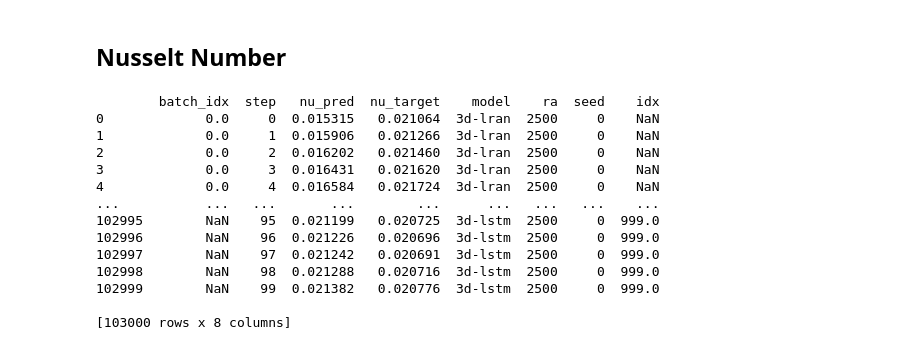
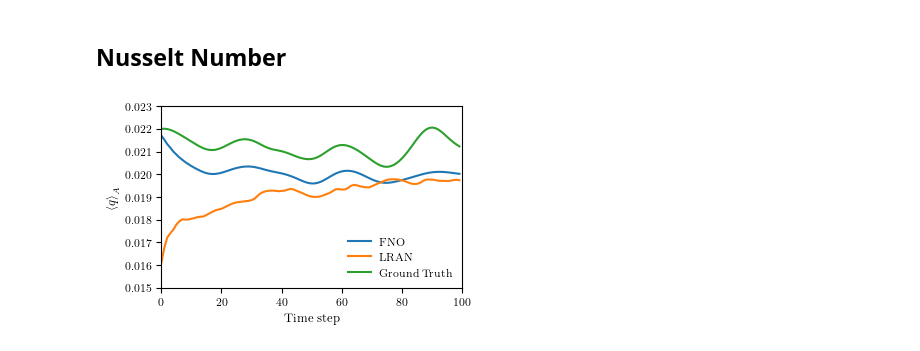
Before and after one commit to tmarkmann/RBC-PINN-Surrogate, a Jupyter notebook: notebooks/tm-7-3D-results.ipynb, the cells around one changed output. Cells and saved outputs as stored; diff of their text form; code cells hidden in the pictures.

```diff
--- a/notebooks/tm-7-3D-results.ipynb
+++ b/notebooks/tm-7-3D-results.ipynb
@@ -166,25 +166,36 @@ fig.savefig(f"figs/error_vs_time_ra{RA}.pdf")
 # %%
 df_nu = pd.concat(
     [get_df(m, "nusselt", r, seed) for m in models for r in ras for seed in seeds],
     ignore_index=True,
 )
 
 RA = 2500
 df_nu = df_nu[df_nu["ra"] == RA]
 
-print(df_nu)
+# get mean per step and nodel
+mean_df = df_nu.groupby(["step", "model"], as_index=False)[
+    ["nu_pred", "nu_target"]
+].mean()
+
+# get per model
+mean_df_lran = mean_df[mean_df["model"] == "3d-lran"]
+mean_df_fno = mean_df[mean_df["model"] == "3d-fno"]
+
+
+fig, ax = plt.subplots(figsize=set_size(455, fraction=0.6))
+plt.plot(mean_df_fno["step"], mean_df_fno["nu_pred"], label="FNO")
+plt.plot(mean_df_lran["step"], mean_df_lran["nu_pred"], label="LRAN")
+plt.plot(mean_df_fno["step"], mean_df_fno["nu_target"], label="Ground Truth")
+
+
+ax.set_xlabel(r"Time step")
+ax.set_ylabel(r"${\langle q \rangle}_A$")
+# ax.set_title(rf"Rayleigh number ($\mathrm{{Ra}}={RA:.0e}$)")
+ax.set_ylim(bottom=0.015, top=0.023)
+ax.set_xlim(left=0, right=100)
+ax.legend(frameon=False)
+fig.tight_layout(pad=0.5)
+
+plt.show()
 # %% [output]
-        batch_idx  step   nu_pred  nu_target    model    ra  seed    idx
-0             0.0     0  0.015315   0.021064  3d-lran  2500     0    NaN
-1             0.0     1  0.015906   0.021266  3d-lran  2500     0    NaN
-2             0.0     2  0.016202   0.021460  3d-lran  2500     0    NaN
-3             0.0     3  0.016431   0.021620  3d-lran  2500     0    NaN
-4             0.0     4  0.016584   0.021724  3d-lran  2500     0    NaN
-...           ...   ...       ...        ...      ...   ...   ...    ...
-102995        NaN    95  0.021199   0.020725  3d-lstm  2500     0  999.0
-102996        NaN    96  0.021226   0.020696  3d-lstm  2500     0  999.0
-102997        NaN    97  0.021242   0.020691  3d-lstm  2500     0  999.0
-102998        NaN    98  0.021288   0.020716  3d-lstm  2500     0  999.0
-102999        NaN    99  0.021382   0.020776  3d-lstm  2500     0  999.0
-
-[103000 rows x 8 columns]
+[figure, added]
```
Also changed, not shown: parts of 4 cells of this notebook, 2 other files.
